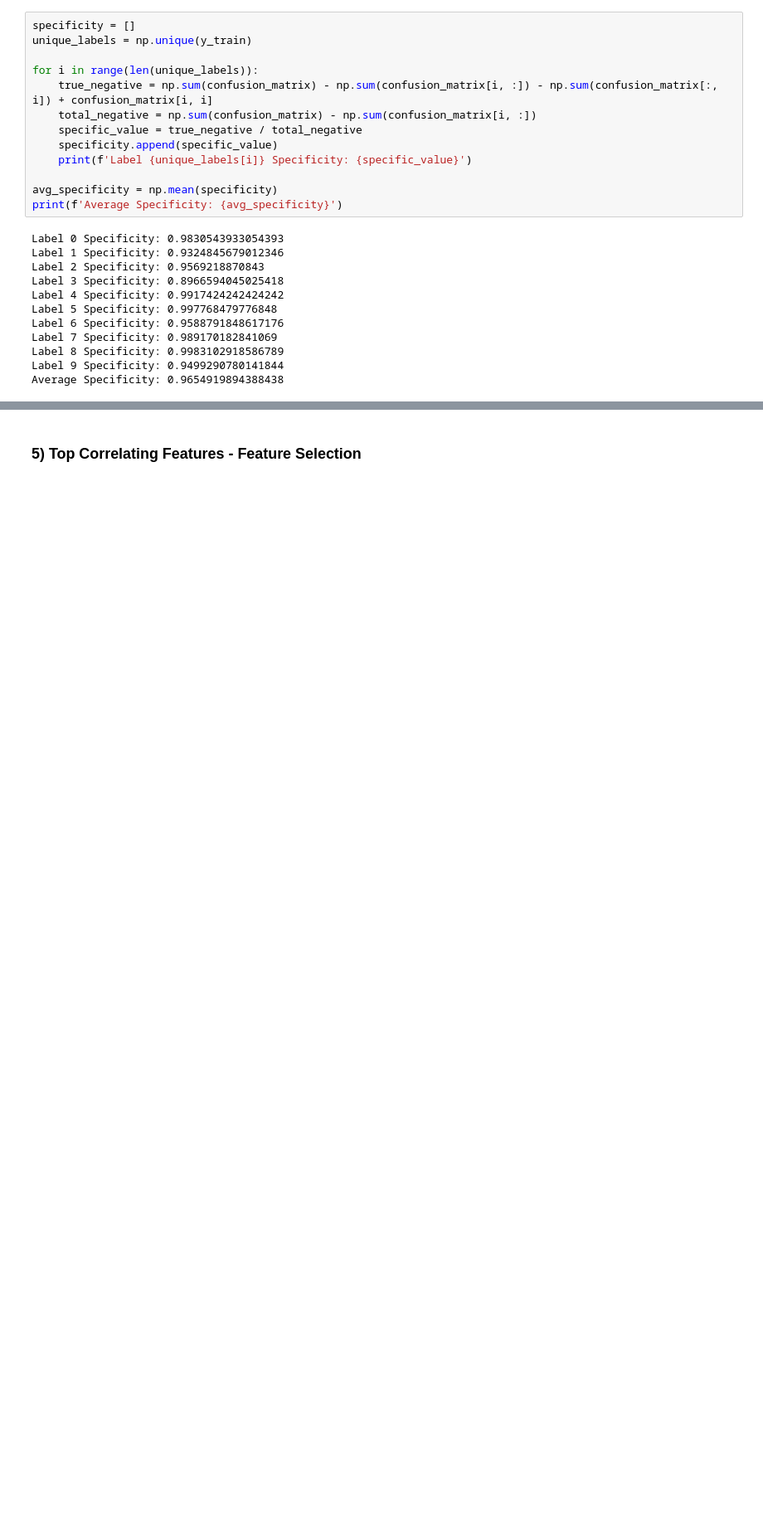
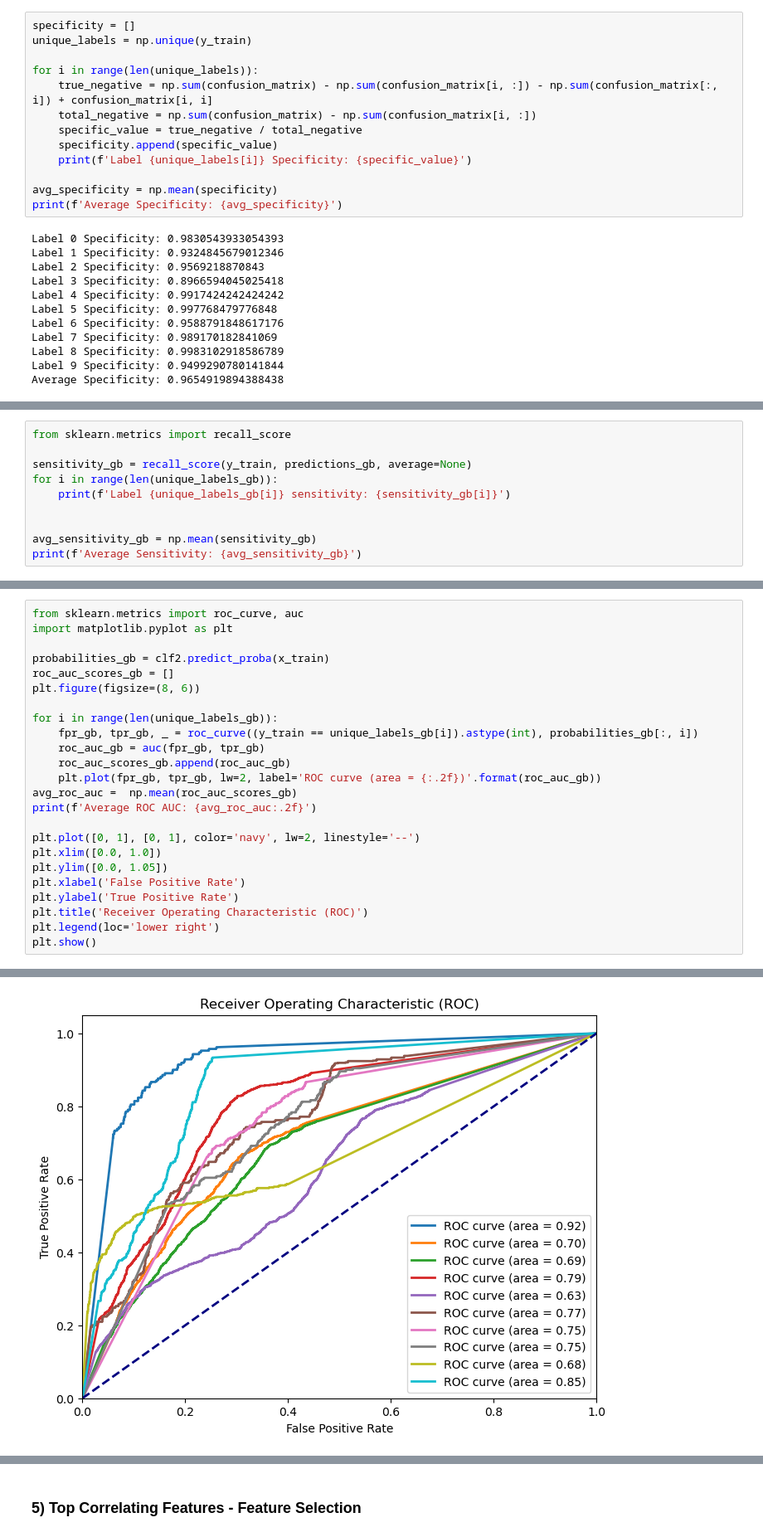
Before and after one commit to farheenfab/DMML-GroupProject, a Jupyter notebook: CW/CW - Part 1.ipynb, the cells around one changed output, grey strips where cells are left out. Shown at 83% size. Drawn from its saved outputs; the diff is of its cells as text; blank space fills up the shorter version.

```diff
--- a/CW/CW - Part 1.ipynb
+++ b/CW/CW - Part 1.ipynb
@@ -605,0 +774,10 @@ KeyboardInterrupt:
+# %%
+from sklearn.metrics import recall_score
+
+sensitivity_gb = recall_score(y_train, predictions_gb, average=None)
+for i in range(len(unique_labels_gb)):
+    print(f'Label {unique_labels_gb[i]} sensitivity: {sensitivity_gb[i]}')
+
+
+avg_sensitivity_gb = np.mean(sensitivity_gb)
+print(f'Average Sensitivity: {avg_sensitivity_gb}')
@@ -605,0 +796,25 @@ KeyboardInterrupt:
+# %%
+from sklearn.metrics import roc_curve, auc
+import matplotlib.pyplot as plt
+
+probabilities_gb = clf2.predict_proba(x_train)
+roc_auc_scores_gb = []
+plt.figure(figsize=(8, 6))
+
+for i in range(len(unique_labels_gb)):
+    fpr_gb, tpr_gb, _ = roc_curve((y_train == unique_labels_gb[i]).astype(int), probabilities_gb[:, i])
+    roc_auc_gb = auc(fpr_gb, tpr_gb)
+    roc_auc_scores_gb.append(roc_auc_gb)
+    plt.plot(fpr_gb, tpr_gb, lw=2, label='ROC curve (area = {:.2f})'.format(roc_auc_gb))
+avg_roc_auc =  np.mean(roc_auc_scores_gb)
+print(f'Average ROC AUC: {avg_roc_auc:.2f}')
+
+plt.plot([0, 1], [0, 1], color='navy', lw=2, linestyle='--')
+plt.xlim([0.0, 1.0])
+plt.ylim([0.0, 1.05])
+plt.xlabel('False Positive Rate')
+plt.ylabel('True Positive Rate')
+plt.title('Receiver Operating Characteristic (ROC)')
+plt.legend(loc='lower right')
+plt.show()
+# %% [output]
@@ -605,0 +822 @@ KeyboardInterrupt:
+[figure, added]
```
Also changed, not shown: parts of 96 cells of this notebook.
